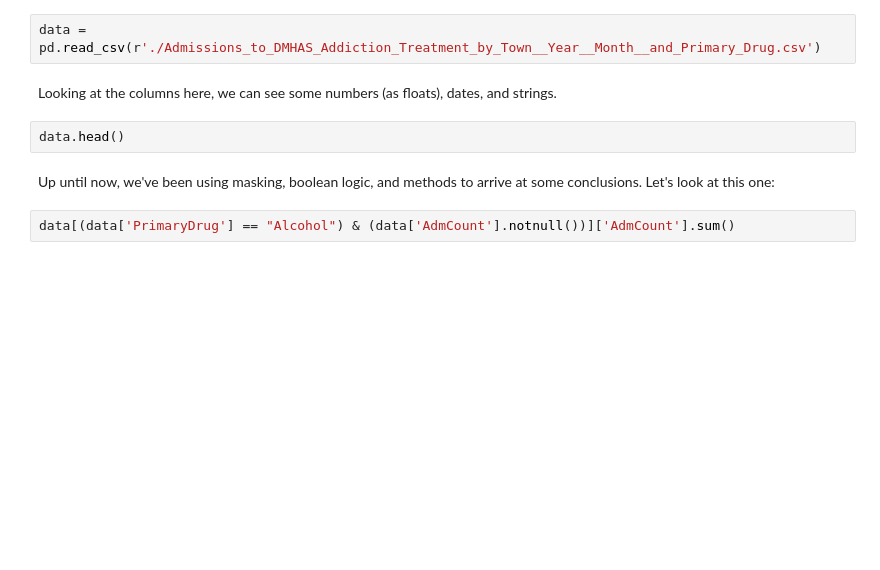
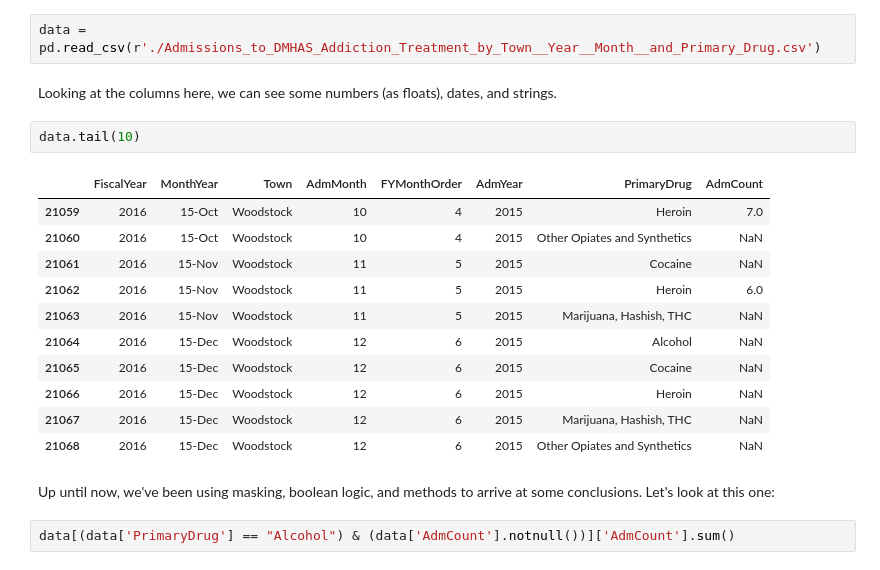
Before and after one commit to brownworth/DM19MD, a Jupyter notebook: Python/MD-7-GroupBy and Fuzzy Text Matching.ipynb, the cells around one changed output. Cells and saved outputs as stored; diff of their text form; blank space fills up the shorter version.

```diff
--- a/Python/MD-7-GroupBy and Fuzzy Text Matching.ipynb
+++ b/Python/MD-7-GroupBy and Fuzzy Text Matching.ipynb
@@ -9,8 +9,20 @@ This is a dataset that involves a lot of data across many datatypes, and we'll u
 data = pd.read_csv(r'./Admissions_to_DMHAS_Addiction_Treatment_by_Town__Year__Month__and_Primary_Drug.csv')
 # %% [markdown]
 Looking at the columns here, we can see some numbers (as floats), dates, and strings.
-# %%
-data.head()
+# %%
+data.tail(10)
+# %% [output]
+|  | FiscalYear | MonthYear | Town | AdmMonth | FYMonthOrder | AdmYear | PrimaryDrug | AdmCount |
+| 21059 | 2016 | 15-Oct | Woodstock | 10 | 4 | 2015 | Heroin | 7.0 |
+| 21060 | 2016 | 15-Oct | Woodstock | 10 | 4 | 2015 | Other Opiates and Synthetics | NaN |
+| 21061 | 2016 | 15-Nov | Woodstock | 11 | 5 | 2015 | Cocaine | NaN |
+| 21062 | 2016 | 15-Nov | Woodstock | 11 | 5 | 2015 | Heroin | 6.0 |
+| 21063 | 2016 | 15-Nov | Woodstock | 11 | 5 | 2015 | Marijuana, Hashish, THC | NaN |
+| 21064 | 2016 | 15-Dec | Woodstock | 12 | 6 | 2015 | Alcohol | NaN |
+| 21065 | 2016 | 15-Dec | Woodstock | 12 | 6 | 2015 | Cocaine | NaN |
+| 21066 | 2016 | 15-Dec | Woodstock | 12 | 6 | 2015 | Heroin | NaN |
+| 21067 | 2016 | 15-Dec | Woodstock | 12 | 6 | 2015 | Marijuana, Hashish, THC | NaN |
+| 21068 | 2016 | 15-Dec | Woodstock | 12 | 6 | 2015 | Other Opiates and Synthetics | NaN |
 # %% [markdown]
 Up until now, we've been using masking, boolean logic, and methods to arrive at some conclusions. Let's look at this one:
 # %%
```
Also changed, not shown: parts of 26 cells of this notebook, 7 other files.
